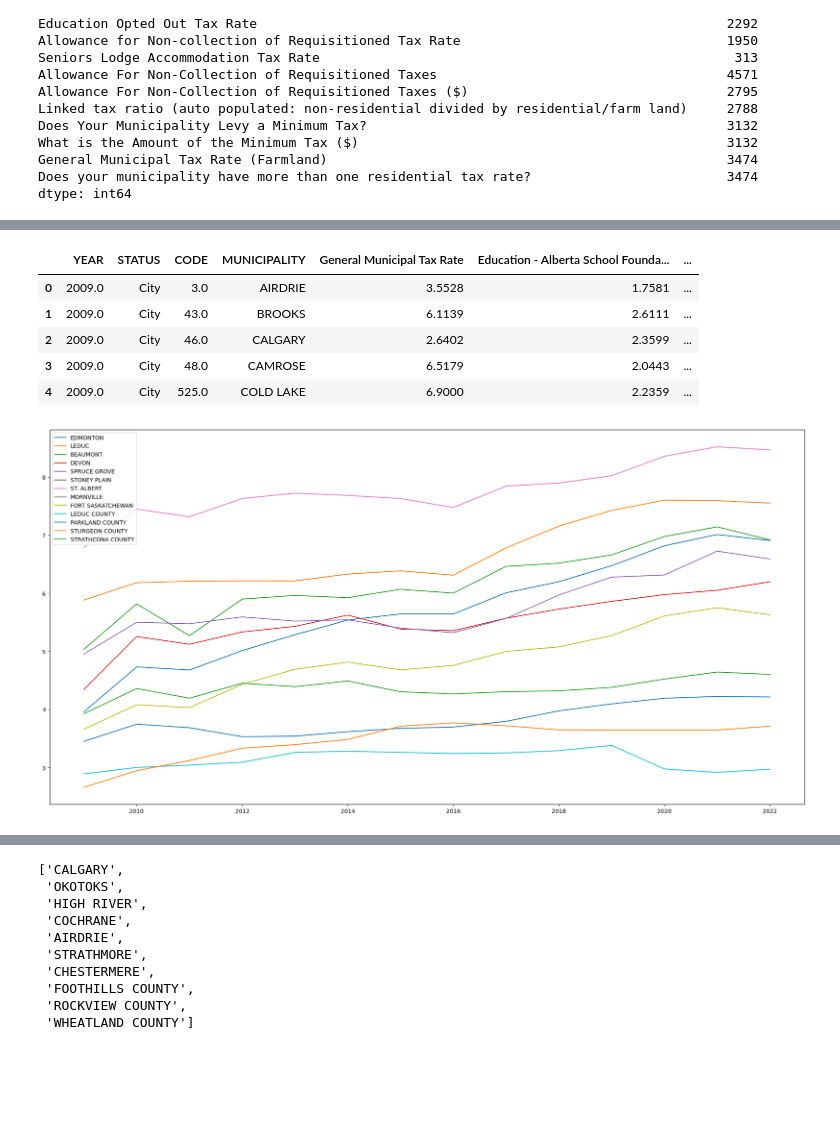
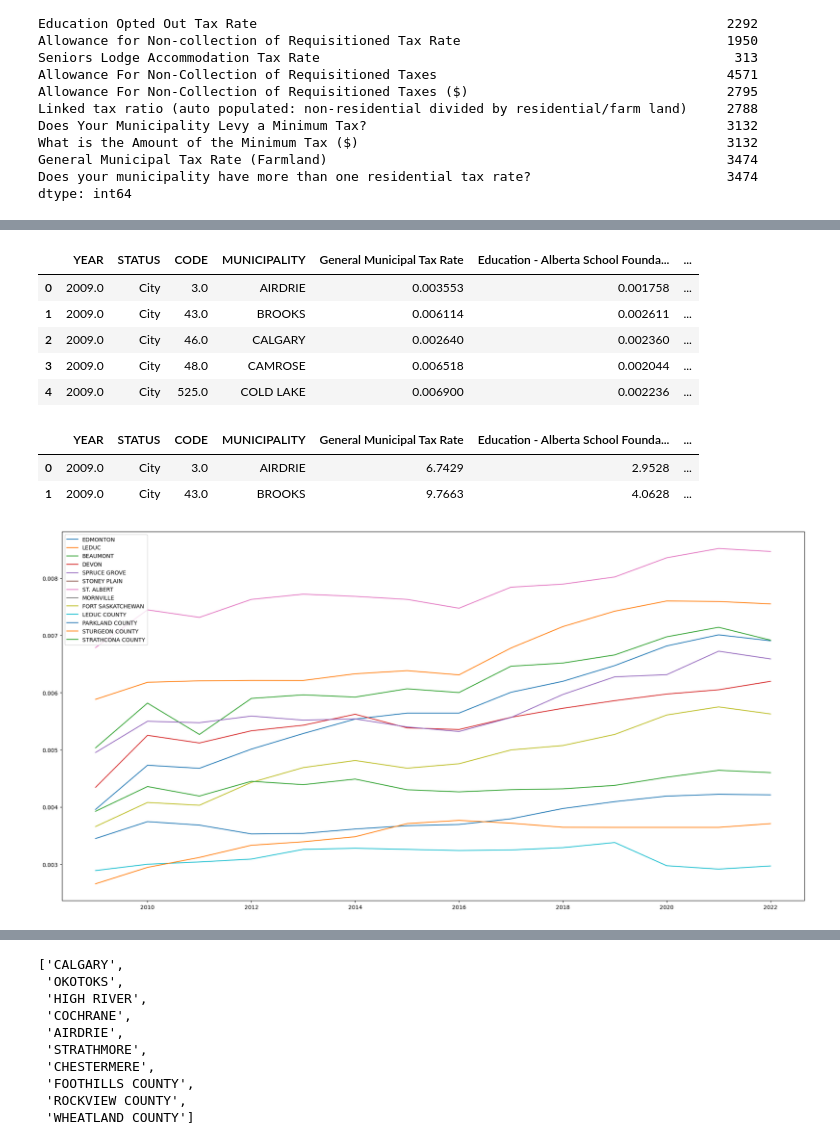
Before and after one commit to ddsarai/propertTax_comps, a Jupyter notebook: AB_pTax_2009_2021.ipynb, the cells around one changed output, grey strips where cells are left out. Cells and saved outputs as stored; diff of their text form; code cells hidden in the pictures; blank space fills up the shorter version.

Commit message:
Added BC701 data & numerous small changes

```diff
--- a/AB_pTax_2009_2021.ipynb
+++ b/AB_pTax_2009_2021.ipynb
@@ -16,5 +12,4 @@ os.chdir('../data/AB_Ptax')
 # %%
-def df_from_excelFiles(file_name):
+def df_from_excelFiles(file_name, sheetname):
     file = pd.ExcelFile(file_name)
-    name = 'MR(1)-Residential'
-    return file.parse(name, header=1,skiprows=[2])
+    return file.parse(sheetname, header=1,skiprows=[2])
@@ -23,5 +20,5 @@ files = os.listdir()
 # %%
 excel_files = [file for file in files if 'xlsx' in file]
 # %%
-ab_ptax21_09 = pd.concat([df_from_excelFiles(xl) for xl in excel_files])
+ab_res_ptax09_21 = pd.concat([df_from_excelFiles(xl, 'MR(1)-Residential') for xl in excel_files])
 # %%
@@ -83,2 +100,2 @@ ab_ptax21_09[ab_ptax21_09['General Municipal Tax Rate'].isna()]
 # %%
-ab_ptax21_09.dropna(subset=['General Municipal Tax Rate'], inplace=True)
+ab_res_ptax09_21.dropna(subset=['General Municipal Tax Rate'], inplace=True)
@@ -90,9 +102,12 @@ ab_ptax21_09[ab_ptax21_09['Education - Alberta School Foundation Fund Tax Rate']
+# %%
+ab_res_ptax09_21.iloc[:, 4:7] = ab_res_ptax09_21.iloc[:,4:7] * 0.001
+ab_res_ptax09_21.iloc[:,8] = ab_res_ptax09_21.iloc[:,8] * 0.001
 # %%
-ab_ptax21_09.head(5)
+ab_res_ptax09_21.head(5)
 # %% [output]
 |  | YEAR | STATUS | CODE | MUNICIPALITY | General Municipal Tax Rate | Education - Alberta School Founda... | ... |
-| 0 | 2009.0 | City | 3.0 | AIRDRIE | 3.5528 | 1.7581 | ... |
-| 1 | 2009.0 | City | 43.0 | BROOKS | 6.1139 | 2.6111 | ... |
-| 2 | 2009.0 | City | 46.0 | CALGARY | 2.6402 | 2.3599 | ... |
-| 3 | 2009.0 | City | 48.0 | CAMROSE | 6.5179 | 2.0443 | ... |
-| 4 | 2009.0 | City | 525.0 | COLD LAKE | 6.9000 | 2.2359 | ... |
+| 0 | 2009.0 | City | 3.0 | AIRDRIE | 0.003553 | 0.001758 | ... |
+| 1 | 2009.0 | City | 43.0 | BROOKS | 0.006114 | 0.002611 | ... |
+| 2 | 2009.0 | City | 46.0 | CALGARY | 0.002640 | 0.002360 | ... |
+| 3 | 2009.0 | City | 48.0 | CAMROSE | 0.006518 | 0.002044 | ... |
+| 4 | 2009.0 | City | 525.0 | COLD LAKE | 0.006900 | 0.002236 | ... |
@@ -99,15 +116,21 @@ ab_ptax21_09.head(5)
+# %%
+ab_nonres_ptax09_21.head(2)
+# %% [output]
+|  | YEAR | STATUS | CODE | MUNICIPALITY | General Municipal Tax Rate | Education - Alberta School Founda... | ... |
+| 0 | 2009.0 | City | 3.0 | AIRDRIE | 6.7429 | 2.9528 | ... |
+| 1 | 2009.0 | City | 43.0 | BROOKS | 9.7663 | 4.0628 | ... |
 # %%
 edmonton_metro = ['EDMONTON', 'LEDUC', 'BEAUMONT', 'DEVON', 'SPRUCE GROVE', 'STONEY PLAIN', 'ST. ALBERT', 'MORNVILLE', 'FORT SASKATCHEWAN', 'LEDUC COUNTY', 'PARKLAND COUNTY', 'STURGEON COUNTY', 'STRATHCONA COUNTY']
 
 calgary_metro = ['CALGARY','OKOTOKS','HIGH RIVER', 'COCHRANE', 'AIRDRIE', 'STRATHMORE', 'CHESTERMERE', 'FOOTHILLS COUNTY','ROCKVIEW COUNTY', 'WHEATLAND COUNTY']
 # %%
-data = ab_ptax21_09[ab_ptax21_09['MUNICIPALITY'].isin(edmonton_metro)]
+data = ab_res_ptax09_21[ab_res_ptax09_21['MUNICIPALITY'].isin(edmonton_metro)]
 
 plt.figure(figsize=(24,12))
 for city in edmonton_metro:
     plt.plot(data[data['MUNICIPALITY'] == city]['YEAR'], data[data['MUNICIPALITY'] == city]['General Municipal Tax Rate'], label=city)
 plt.legend()
 plt.show()
 # %% [output]
-[figure, old version]
+[figure, new version]
 # %%
```
Also changed, not shown: parts of 16 cells of this notebook, 21 other files.
